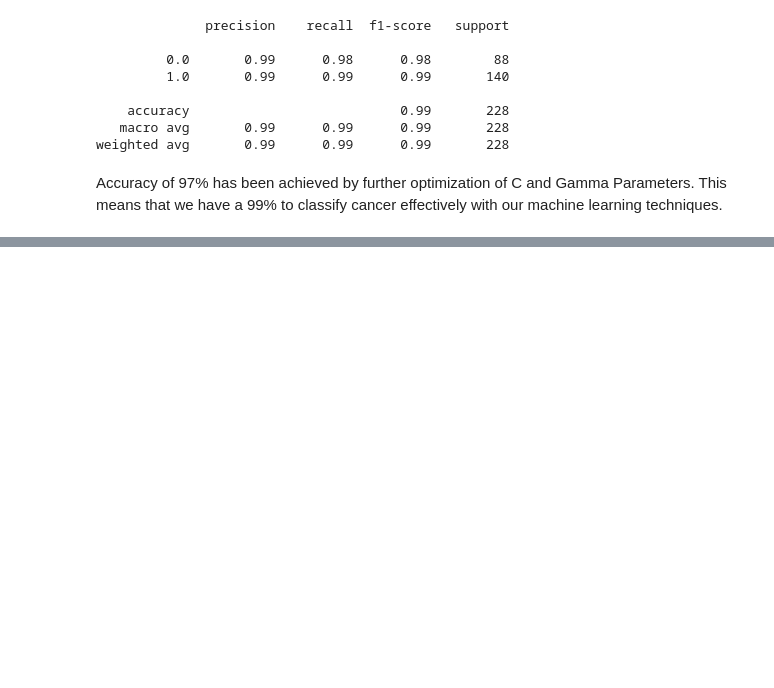
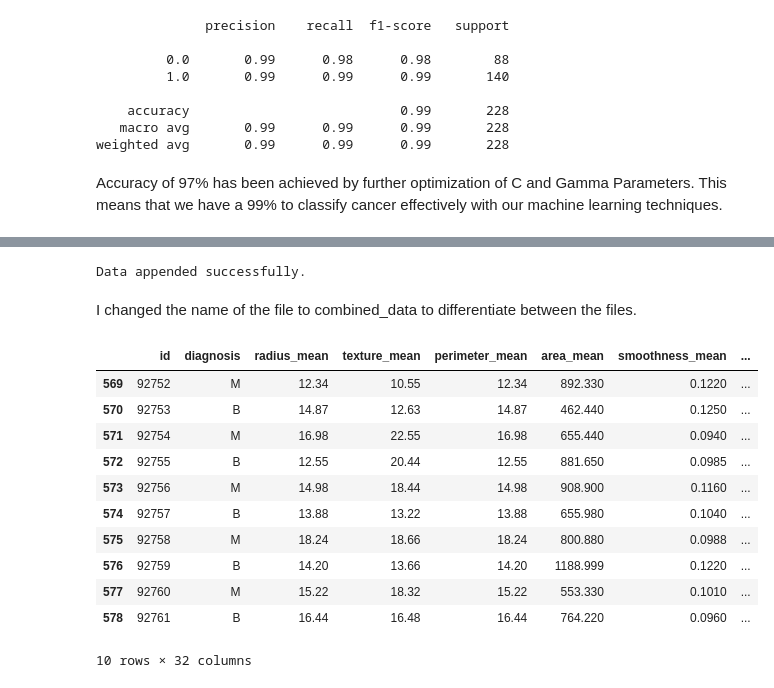
Before and after one commit to KenLin765/pfDA_Project_2, a Jupyter notebook: Main.ipynb, the cells around one changed output, grey strips where cells are left out. Saved outputs shown, nothing was run; the diff lists cells and outputs as text; code cells hidden in the pictures; blank space fills up the shorter version.

Commit message:
showed how data could be extended, adding further info on next step

```diff
--- a/Main.ipynb
+++ b/Main.ipynb
@@ -495,0 +584,32 @@ In this section I will be comparing the data with the literature I have seen abo
+# %%
+import pandas as pd
+
+# Make data frame of above data
+df = pd.DataFrame(df)
+
+# append data frame to CSV file
+df2.to_csv(r'C:\Users\Kenne\OneDrive\Desktop\Programming\pfDA_Project_2\data\data.csv', mode='a', index=False, header=False)
+
+# print message
+print("Data appended successfully.")
+# %% [output]
+Data appended successfully.
+# %% [markdown]
+I changed the name of the file to combined_data to differentiate between the files.
+# %%
+dfs = pd.read_excel(r'C:\Users\Kenne\OneDrive\Desktop\Programming\pfDA_Project_2\data\combined_data.xlsx')
+
+dfs.tail(10)
+# %% [output]
+|  | id | diagnosis | radius_mean | texture_mean | perimeter_mean | area_mean | smoothness_mean | ... |
+| 569 | 92752 | M | 12.34 | 10.55 | 12.34 | 892.330 | 0.1220 | ... |
+| 570 | 92753 | B | 14.87 | 12.63 | 14.87 | 462.440 | 0.1250 | ... |
+| 571 | 92754 | M | 16.98 | 22.55 | 16.98 | 655.440 | 0.0940 | ... |
+| 572 | 92755 | B | 12.55 | 20.44 | 12.55 | 881.650 | 0.0985 | ... |
+| 573 | 92756 | M | 14.98 | 18.44 | 14.98 | 908.900 | 0.1160 | ... |
+| 574 | 92757 | B | 13.88 | 13.22 | 13.88 | 655.980 | 0.1040 | ... |
+| 575 | 92758 | M | 18.24 | 18.66 | 18.24 | 800.880 | 0.0988 | ... |
+| 576 | 92759 | B | 14.20 | 13.66 | 14.20 | 1188.999 | 0.1220 | ... |
+| 577 | 92760 | M | 15.22 | 18.32 | 15.22 | 553.330 | 0.1010 | ... |
+| 578 | 92761 | B | 16.44 | 16.48 | 16.44 | 764.220 | 0.0960 | ... |
+10 rows × 32 columns
```
Also changed, not shown: parts of 8 cells of this notebook, 2 other files.
